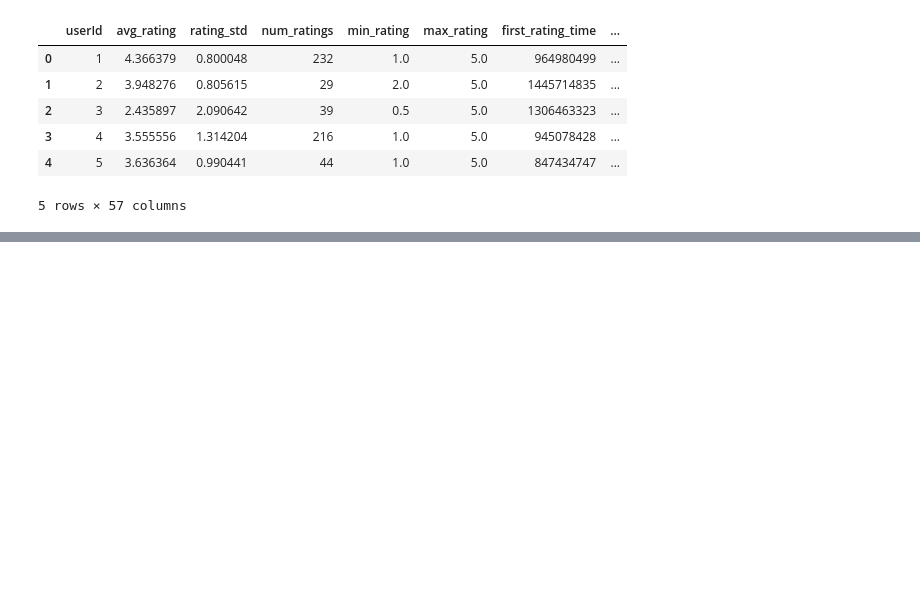
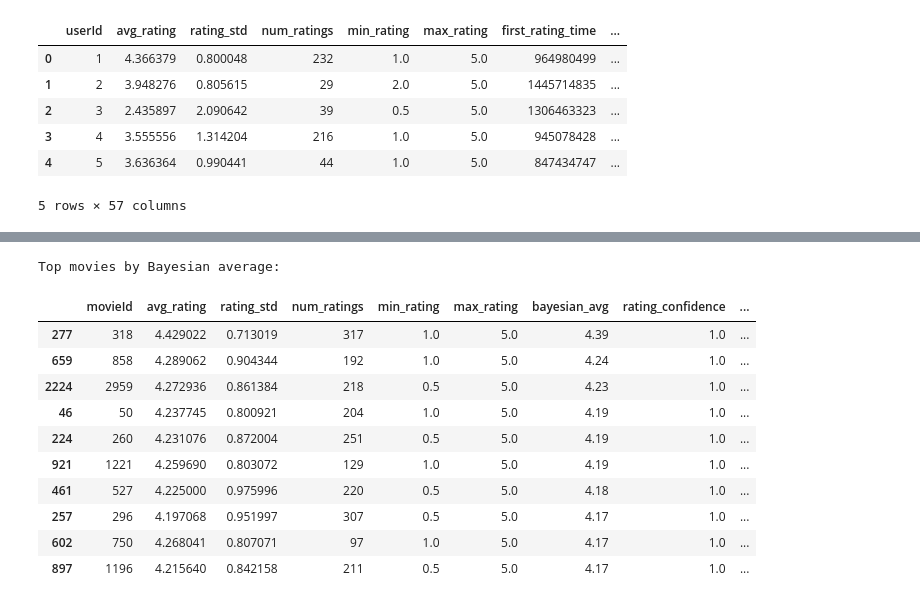
Before and after one commit to tijanatoskovic/Movies-Recommendations, a Jupyter notebook: ga/genetic_algorithm.ipynb, the cells around one changed output, grey strips where cells are left out. Cells and saved outputs as stored; diff of their text form; code cells hidden in the pictures; blank space fills up the shorter version.

Commit message:
Calculate movie stats

```diff
--- a/ga/genetic_algorithm.ipynb
+++ b/ga/genetic_algorithm.ipynb
@@ -841,0 +849,24 @@ User profile columns: Index(['userId', 'avg_rating', 'rating_std', 'num_ratings'
+# %%
+movie_stats = ratings.groupby('movieId').agg(
+    avg_rating=('rating', 'mean'),
+    rating_std=('rating', 'std'),
+    num_ratings=('rating', 'count'),
+    min_rating=('rating', 'min'),
+    max_rating=('rating', 'max')
+).reset_index()
+
+# Bayesian average that we calculated earlier
+movie_stats = movie_stats.merge(bayesian_avgs, on='movieId')
+
+# Additional derived features
+movie_stats['rating_confidence'] = np.minimum(movie_stats['num_ratings'] / C, 1.0)      # Reminder: C - average number of ratings per movie
+movie_stats['rating_range'] = movie_stats['max_rating'] - movie_stats['min_rating']
+movie_stats['rating_std'] = movie_stats['rating_std'].fillna(0)                         # Movies with 1 rating have NaN std
+
+# Popularity score (log-scaled to avoid extreme values)
+movie_stats['popularity_score'] = np.log1p(movie_stats['num_ratings'])
+
+# Controversy score (high std = polarizing movie)
+movie_stats['controversy_score'] = movie_stats['rating_std']
+
+movie_stats.head()
@@ -841,0 +880,17 @@ User profile columns: Index(['userId', 'avg_rating', 'rating_std', 'num_ratings'
+# %%
+print("\nTop movies by Bayesian average:")
+top_movies = movie_stats.merge(movies[['movieId', 'title']], on='movieId')
+top_movies.nlargest(10, 'bayesian_avg')
+# %% [output]
+Top movies by Bayesian average:
+|  | movieId | avg_rating | rating_std | num_ratings | min_rating | max_rating | bayesian_avg | rating_confidence | ... |
+| 277 | 318 | 4.429022 | 0.713019 | 317 | 1.0 | 5.0 | 4.39 | 1.0 | ... |
+| 659 | 858 | 4.289062 | 0.904344 | 192 | 1.0 | 5.0 | 4.24 | 1.0 | ... |
+| 2224 | 2959 | 4.272936 | 0.861384 | 218 | 0.5 | 5.0 | 4.23 | 1.0 | ... |
+| 46 | 50 | 4.237745 | 0.800921 | 204 | 1.0 | 5.0 | 4.19 | 1.0 | ... |
+| 224 | 260 | 4.231076 | 0.872004 | 251 | 0.5 | 5.0 | 4.19 | 1.0 | ... |
+| 921 | 1221 | 4.259690 | 0.803072 | 129 | 1.0 | 5.0 | 4.19 | 1.0 | ... |
+| 461 | 527 | 4.225000 | 0.975996 | 220 | 0.5 | 5.0 | 4.18 | 1.0 | ... |
+| 257 | 296 | 4.197068 | 0.951997 | 307 | 0.5 | 5.0 | 4.17 | 1.0 | ... |
+| 602 | 750 | 4.268041 | 0.807071 | 97 | 1.0 | 5.0 | 4.17 | 1.0 | ... |
+| 897 | 1196 | 4.215640 | 0.842158 | 211 | 0.5 | 5.0 | 4.17 | 1.0 | ... |
```
Also changed, not shown: parts of 11 cells of this notebook, 1 other file.
